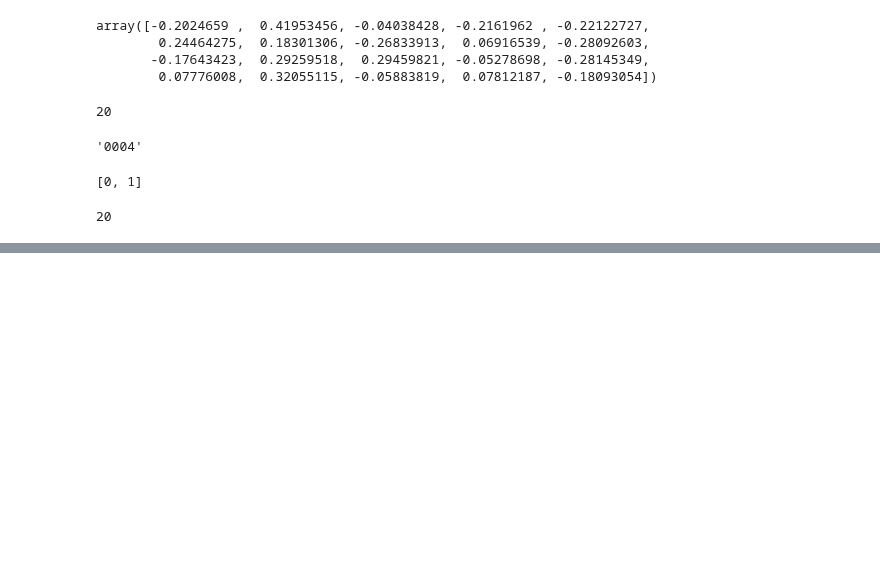
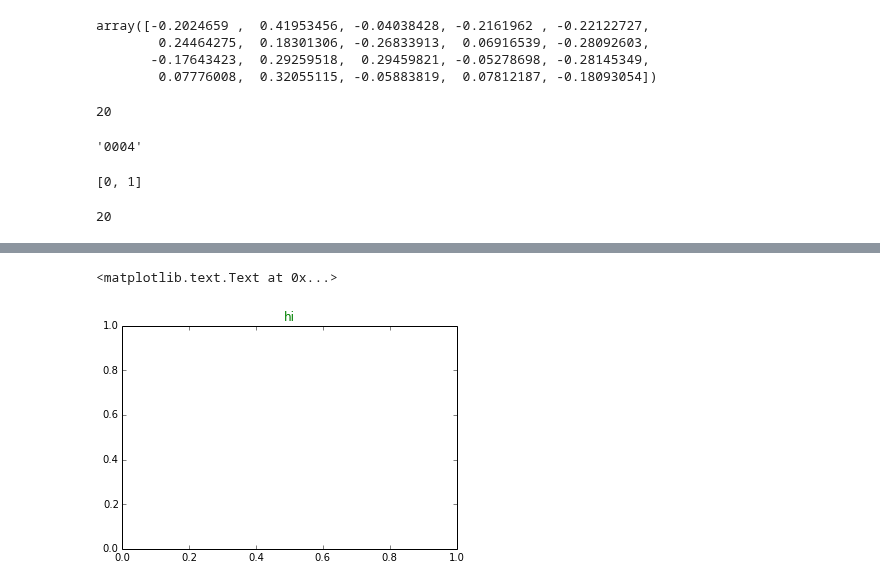
Before and after one commit to mpharrigan/quant-accel, a Jupyter notebook: ipython/alanine_ref.ipynb, the cells around one changed output, grey strips where cells are left out. Drawn from its saved outputs; the diff is of its cells as text; code cells hidden in the pictures; blank space fills up the shorter version.

```diff
--- a/ipython/alanine_ref.ipynb
+++ b/ipython/alanine_ref.ipynb
@@ -227,0 +238,6 @@ len(mapping)
+# %%
+fig, ax = plt.subplots()
+ax.set_title('hi', color='green')
+# %% [output]
+<matplotlib.text.Text at 0x...>
+[figure, added]
```
Also changed, not shown: parts of 2 cells of this notebook, 7 other files.
